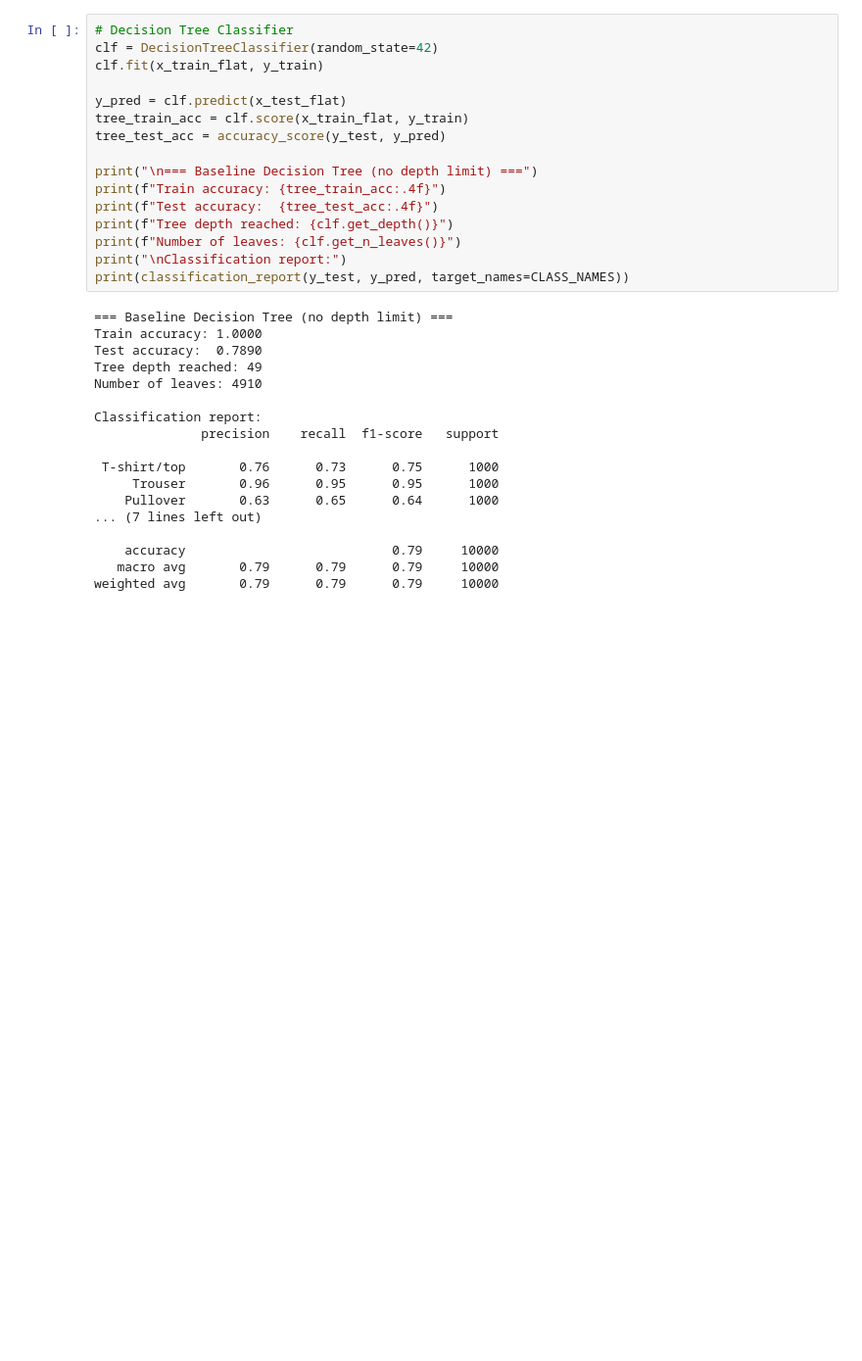
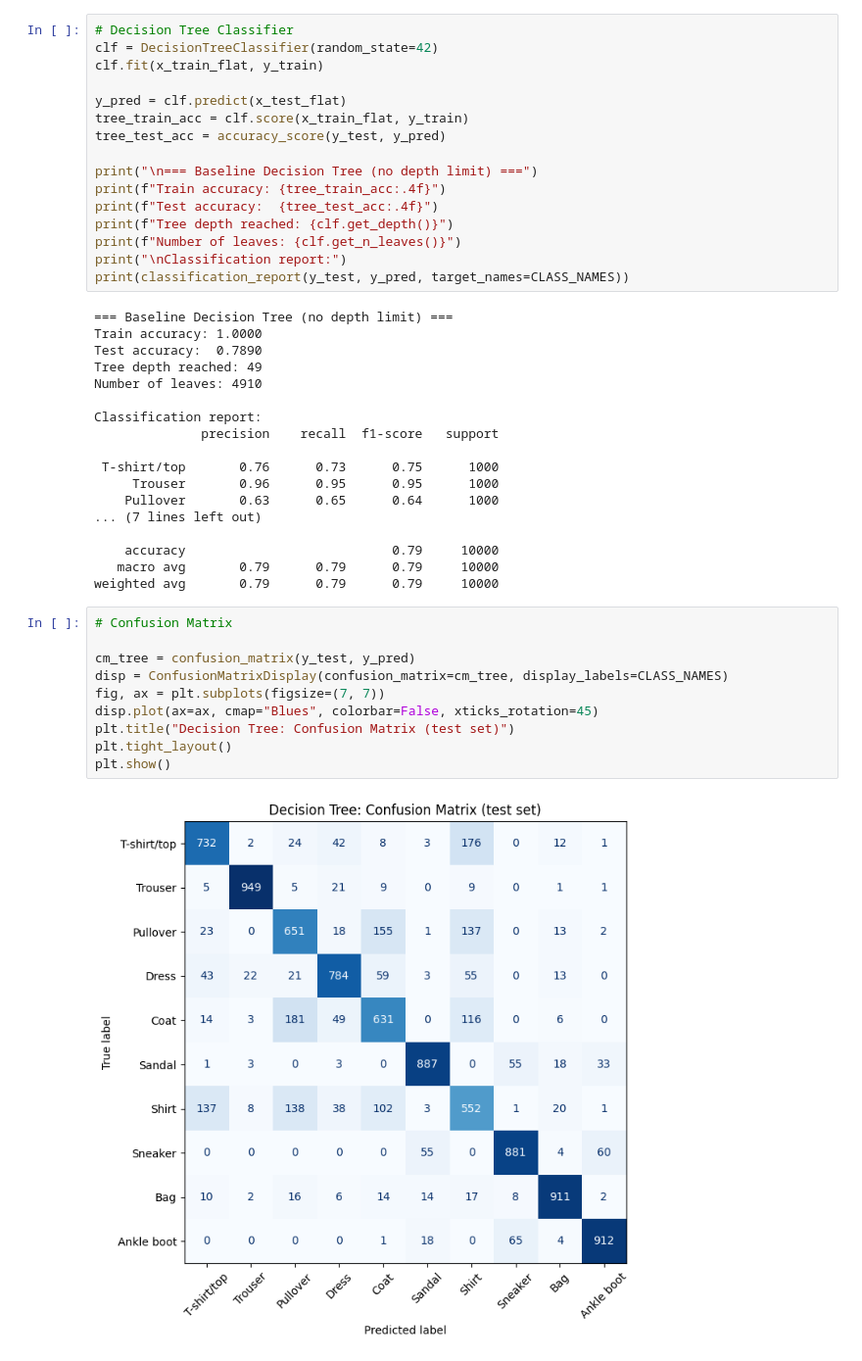
Before and after one commit to NJMiels013/MLA2.0, a Jupyter notebook: MLA_project_code.ipynb, the cells around one changed output. Shown at 98% size. Drawn from its saved outputs; the diff is of its cells as text; blank space fills up the shorter version.

```diff
--- a/MLA_project_code.ipynb
+++ b/MLA_project_code.ipynb
@@ -66,3 +65,15 @@ Classification report:
     accuracy                           0.79     10000
    macro avg       0.79      0.79      0.79     10000
 weighted avg       0.79      0.79      0.79     10000
+# %%
+# Confusion Matrix
+
+cm_tree = confusion_matrix(y_test, y_pred)
+disp = ConfusionMatrixDisplay(confusion_matrix=cm_tree, display_labels=CLASS_NAMES)
+fig, ax = plt.subplots(figsize=(7, 7))
+disp.plot(ax=ax, cmap="Blues", colorbar=False, xticks_rotation=45)
+plt.title("Decision Tree: Confusion Matrix (test set)")
+plt.tight_layout()
+plt.show()
+# %% [output]
+[figure, added]
```
Also changed, not shown: parts of 12 cells of this notebook.
